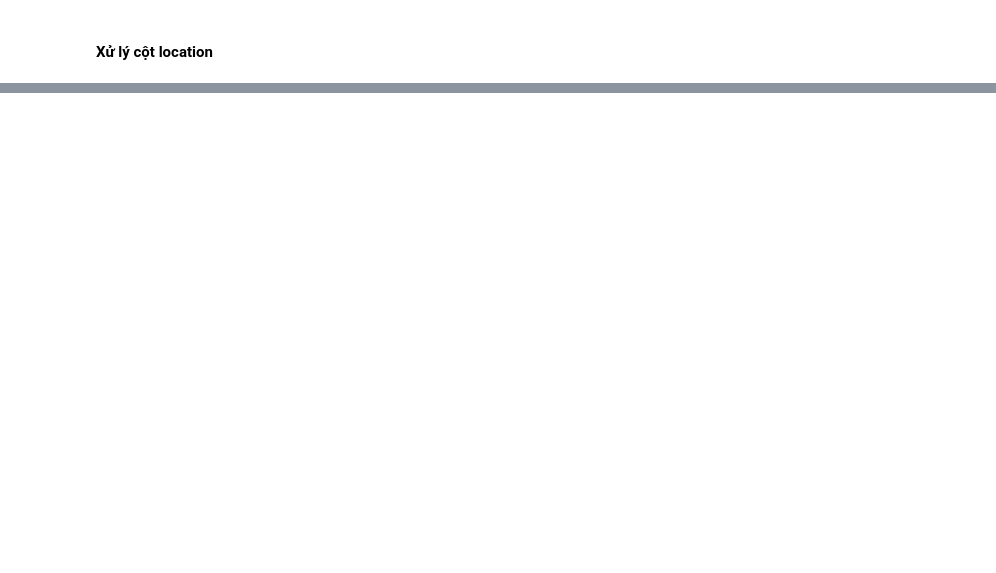
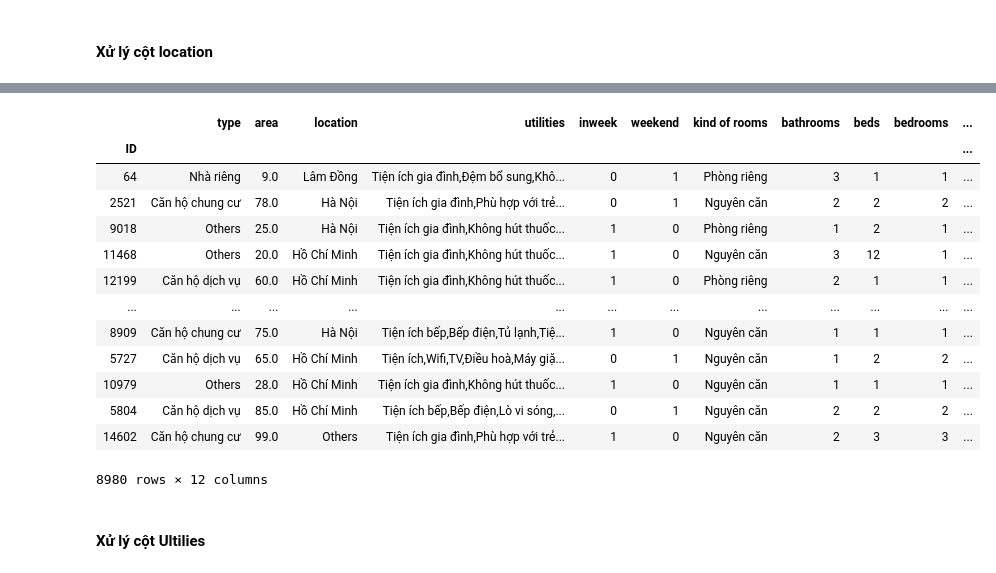
Before and after one commit to nguyen-quang-phu/projectDataScience, a Jupyter notebook: TienXuLy.ipynb, the cells around one changed output, grey strips where cells are left out. Cells and saved outputs as stored; diff of their text form; code cells hidden in the pictures; blank space fills up the shorter version.

```diff
--- a/TienXuLy.ipynb
+++ b/TienXuLy.ipynb
@@ -287,6 +294,9 @@ Name: room_types, dtype: int64
 Ta thấy các dòng của cột room_types đều cho biết các thông tin: loại phòng, số phòng tắm, số giường, số phòng ngủ, số khách, số khách tối đa. Ta thấy thuộc tính số khách chính là số khách tối thiểu. Do đó khi xử lý cột này ta sẽ sinh ra thêm 6 cột: loại phòng, số phòng tắm, số giường, số phòng ngủ, số khách tối thiểu, số khách tối đa.
 # %%
 class Room_TypesTransform(BaseEstimator, TransformerMixin):
+    def fit(self, X_df, y=None):
+        self.X=X_df
+        return self
     def transform(self, X_df, y=None):
         # Copy ra 1 dataframe mới để không thay đổi X_df
         X_df_transform=X_df.copy()
@@ -370,0 +401,5 @@ Ta thấy có 2 cột Hà Nội và không biết vì sao nó khác nhau ~~
+# %%
+convertTransform=ConvertTransform()
+
+train_X_df=convertTransform.transform(train_X_df)
+train_X_df['location'].value_counts()
@@ -370,0 +414,46 @@ Ta thấy có 2 cột Hà Nội và không biết vì sao nó khác nhau ~~
+# %%
+class LocationTransform(BaseEstimator, TransformerMixin):
+    def __init__(self, num_top_locations=1):
+        self.num_top_locations= num_top_locations
+    def fit(self, X_df, y=None):
+        locations_col = X_df['location']
+        self.location_counts_ = locations_col.value_counts()
+        locations = list(self.location_counts_.index)
+        self.top_locations_ = locations[:max(1, min(self.num_top_locations, len(locations)))]
+        return self
+    def transform(self, X_df, y=None):
+        # Copy ra 1 dataframe mới để không thay đổi X_df
+        X_df_transform=X_df.copy()
+
+        # Lấy cột type
+        location_s=X_df_transform['location']
+
+        # Chuyển các giá trị trong cột type về các giá trị trong top_types_
+        location_s=location_s.apply(lambda x: x if x in self.top_locations_ else "Others")
+
+        # Thêm cột title vào dataframe
+        X_df_transform['location']=location_s
+
+        return X_df_transform
+# %%
+locationTransform=LocationTransform(num_top_locations=3)
+locationTransform.fit(train_X_df)
+train_X_df=locationTransform.transform(train_X_df)
+train_X_df
+# %% [output]
+|  | type | area | location | utilities | inweek | weekend | kind of rooms | bathrooms | beds | bedrooms | ... |
+| ID |  |  |  |  |  |  |  |  |  |  | ... |
+| 64 | Nhà riêng | 9.0 | Lâm Đồng | Tiện ích gia đình,Đệm bổ sung,Khô... | 0 | 1 | Phòng riêng | 3 | 1 | 1 | ... |
+| 2521 | Căn hộ chung cư | 78.0 | Hà Nội | Tiện ích gia đình,Phù hợp với trẻ... | 0 | 1 | Nguyên căn | 2 | 2 | 2 | ... |
+| 9018 | Others | 25.0 | Hà Nội | Tiện ích gia đình,Không hút thuốc... | 1 | 0 | Phòng riêng | 1 | 2 | 1 | ... |
+| 11468 | Others | 20.0 | Hồ Chí Minh | Tiện ích gia đình,Không hút thuốc... | 1 | 0 | Nguyên căn | 3 | 12 | 1 | ... |
+| 12199 | Căn hộ dịch vụ | 60.0 | Hồ Chí Minh | Tiện ích gia đình,Không hút thuốc... | 1 | 0 | Phòng riêng | 2 | 1 | 1 | ... |
+| ... | ... | ... | ... | ... | ... | ... | ... | ... | ... | ... | ... |
+| 8909 | Căn hộ chung cư | 75.0 | Hà Nội | Tiện ích bếp,Bếp điện,Tủ lạnh,Tiệ... | 1 | 0 | Nguyên căn | 1 | 1 | 1 | ... |
+| 5727 | Căn hộ dịch vụ | 65.0 | Hồ Chí Minh | Tiện ích,Wifi,TV,Điều hoà,Máy giặ... | 0 | 1 | Nguyên căn | 1 | 2 | 2 | ... |
+| 10979 | Others | 28.0 | Hồ Chí Minh | Tiện ích gia đình,Không hút thuốc... | 1 | 0 | Nguyên căn | 1 | 1 | 1 | ... |
+| 5804 | Căn hộ dịch vụ | 85.0 | Hồ Chí Minh | Tiện ích bếp,Bếp điện,Lò vi sóng,... | 0 | 1 | Nguyên căn | 2 | 2 | 2 | ... |
+| 14602 | Căn hộ chung cư | 99.0 | Others | Tiện ích gia đình,Phù hợp với trẻ... | 1 | 0 | Nguyên căn | 2 | 3 | 3 | ... |
+8980 rows × 12 columns
+# %% [markdown]
+#### Xử lý cột Ultilies
```
Also changed, not shown: parts of 23 cells of this notebook, 3 other files.
